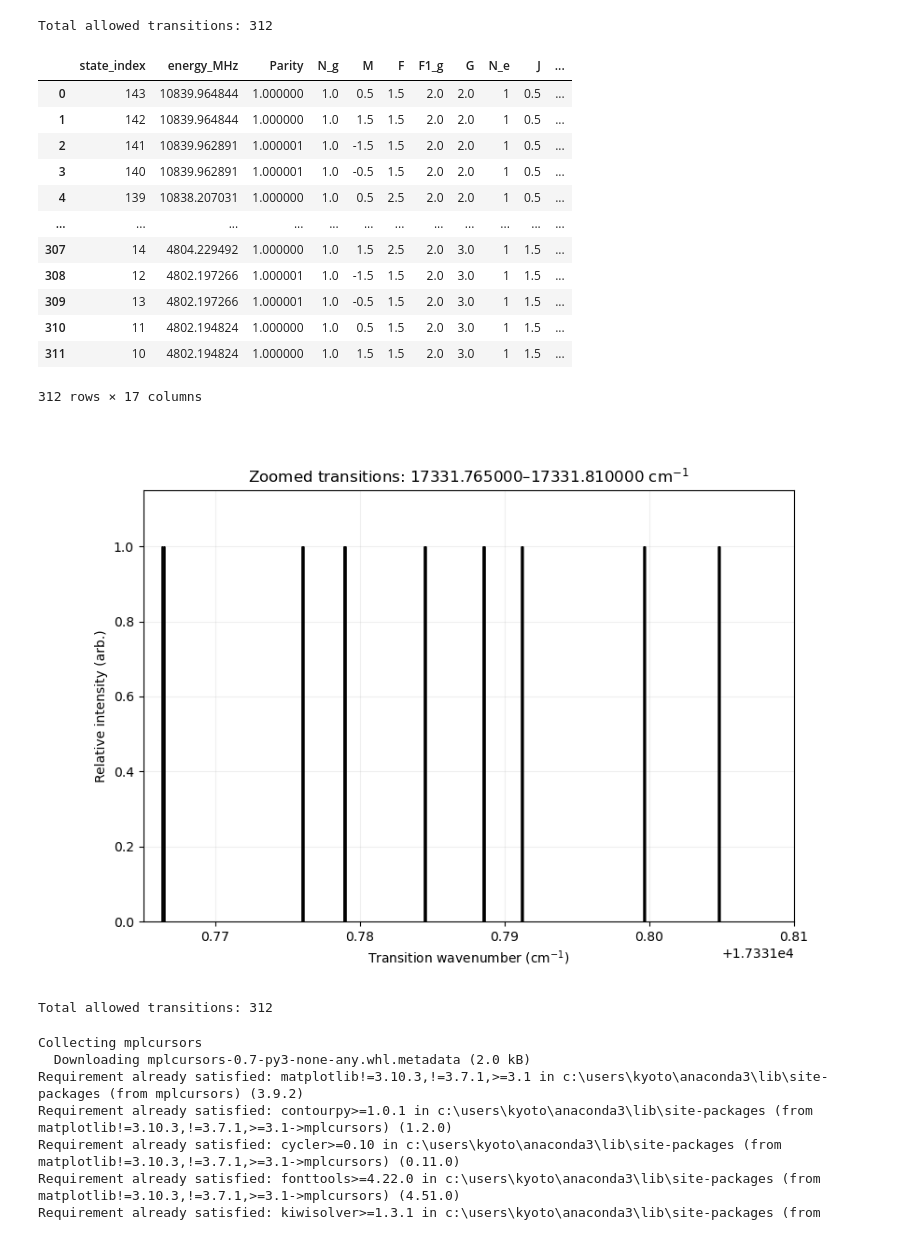
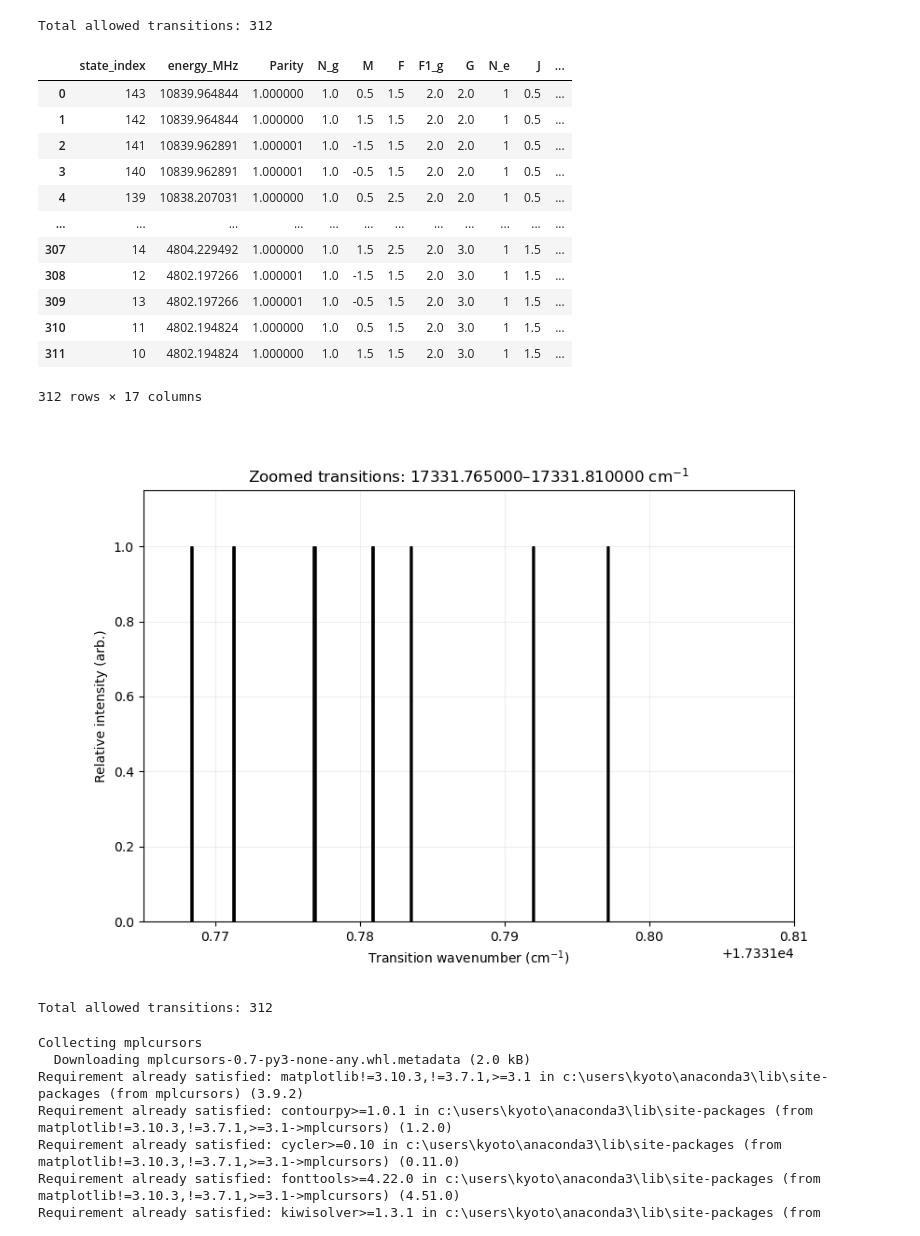
Before and after one commit to YuikiTakahashi/Molecule_spectrum_prediction, a Jupyter notebook: 173_prediction_Feb2026.ipynb, the cells around one changed output. Cells and saved outputs as stored; diff of their text form; code cells hidden in the pictures.

```diff
--- a/173_prediction_Feb2026.ipynb
+++ b/173_prediction_Feb2026.ipynb
@@ -1910,7 +1910,7 @@ def compute_transition_spectrum(
     state,
     excited_assignments,
     ground_parity_select=1,
-    offset_cm1=319.90932,
+    offset_MHz=230,
     zoom_min_cm1=None,
     zoom_max_cm1=None,
     show_labels=True,
@@ -1971,7 +1971,7 @@ def compute_transition_spectrum(
     MHz_to_cm1 = 1e6 / (c * 100.0)
     transitions_df["ground_cm1"] = transitions_df["energy_MHz"] * MHz_to_cm1
     transitions_df["transition_cm1"] = transitions_df["pos_cm1"] - transitions_df["ground_cm1"]
-    transitions_df["transition_cm1"] = transitions_df["transition_cm1"] - offset_cm1
+    transitions_df["transition_cm1"] = transitions_df["transition_cm1"] - (offset_MHz * MHz_to_cm1) - 319.90932
     transitions_df["transition_MHz"] = transitions_df["transition_cm1"] * (c * 100.0) / 1e6
 
     # ---- Sort and display ----
@@ -2004,7 +2004,13 @@ def compute_transition_spectrum(
             return
         plt.figure(figsize=(9, 6))
         y = np.ones(len(df))
-        plt.vlines(df["transition_cm1"], 0, y, color="black", linewidth=1)
+        sticks = plt.vlines(
+            df["transition_cm1"],
+            0,
+            y,
+            color="black",
+            linewidth=1,
+        )
 
         if show_labels:
             for idx, (_, row) in enumerate(df.iterrows()):
@@ -2022,18 +2028,20 @@ def compute_transition_spectrum(
                 )
 
         if use_hover and MPLCURSORS_AVAILABLE:
-            points = plt.scatter(
-                df["transition_cm1"],
-                np.ones(len(df)),
-                s=20,
-                alpha=0.0,
-                picker=True,
-            )
-            cursor = mplcursors.cursor(points, hover=True)
+            cursor = mplcursors.cursor(sticks, hover=True)
 
             @cursor.connect("add")
             def _on_add(sel):
-                row = df.iloc[sel.index]
+                idx = sel.index
+                if isinstance(idx, (list, tuple, np.ndarray)):
+                    idx = idx[0] if len(idx) else None
+                if idx is None or not isinstance(idx, (int, np.integer)) or idx >= len(df):
+                    x = sel.target[0] if hasattr(sel, "target") else np.nan
+                    if np.isfinite(x):
+                        idx = int(np.argmin(np.abs(df["transition_cm1"].to_numpy() - x)))
+                    else:
+                        return
+                row = df.iloc[int(idx)]
                 sel.annotation.set_text(_format_label(row))
                 sel.annotation.get_bbox_patch().set(alpha=0.9)
 
@@ -2073,7 +2081,7 @@ transitions_df = compute_transition_spectrum(
     X010_173,
     All_excited_states_assignments,
     ground_parity_select=1,
-    offset_cm1=319.90932,
+    offset_MHz=230,
     zoom_min_cm1=None,
     zoom_max_cm1=None,
     show_labels=True,
@@ -2099,30 +2107,30 @@ Total allowed transitions: 312
 # %%
 transitions_df = compute_transition_spectrum(
     X010_173,
     All_excited_states_assignments,
     ground_parity_select=1,
-    offset_cm1=319.90932,
+    offset_MHz=230, #offset_MHz=119.418*2,
     zoom_min_cm1=17331.765,
     zoom_max_cm1=17331.81,
     show_labels=False,
     label_fontsize=8,
     use_hover=True,
 )
 # %% [output]
 |  | state_index | energy_MHz | Parity | N_g | M | F | F1_g | G | N_e | J | ... |
 | 0 | 143 | 10839.964844 | 1.000000 | 1.0 | 0.5 | 1.5 | 2.0 | 2.0 | 1 | 0.5 | ... |
 | 1 | 142 | 10839.964844 | 1.000000 | 1.0 | 1.5 | 1.5 | 2.0 | 2.0 | 1 | 0.5 | ... |
 | 2 | 141 | 10839.962891 | 1.000001 | 1.0 | -1.5 | 1.5 | 2.0 | 2.0 | 1 | 0.5 | ... |
 | 3 | 140 | 10839.962891 | 1.000001 | 1.0 | -0.5 | 1.5 | 2.0 | 2.0 | 1 | 0.5 | ... |
 | 4 | 139 | 10838.207031 | 1.000000 | 1.0 | 0.5 | 2.5 | 2.0 | 2.0 | 1 | 0.5 | ... |
 | ... | ... | ... | ... | ... | ... | ... | ... | ... | ... | ... | ... |
 | 307 | 14 | 4804.229492 | 1.000000 | 1.0 | 1.5 | 2.5 | 2.0 | 3.0 | 1 | 1.5 | ... |
 | 308 | 12 | 4802.197266 | 1.000001 | 1.0 | -1.5 | 1.5 | 2.0 | 3.0 | 1 | 1.5 | ... |
 | 309 | 13 | 4802.197266 | 1.000001 | 1.0 | -0.5 | 1.5 | 2.0 | 3.0 | 1 | 1.5 | ... |
 | 310 | 11 | 4802.194824 | 1.000000 | 1.0 | 0.5 | 1.5 | 2.0 | 3.0 | 1 | 1.5 | ... |
 | 311 | 10 | 4802.194824 | 1.000000 | 1.0 | 1.5 | 1.5 | 2.0 | 3.0 | 1 | 1.5 | ... |
 312 rows × 17 columns
-[figure, old version]
+[figure, new version]
 Total allowed transitions: 312
 # %%
 # Install hover support (run once)
```
